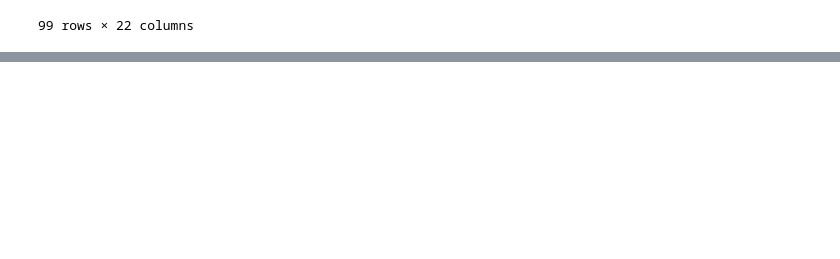
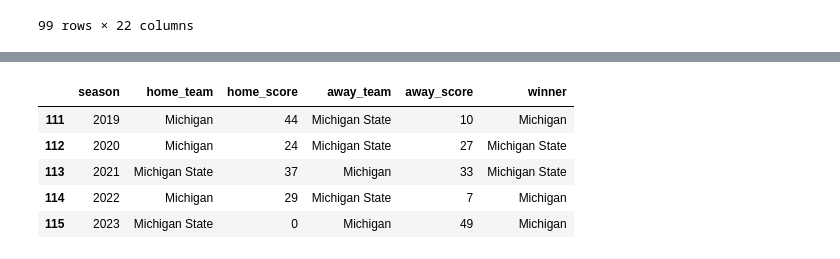
Before and after one commit to ADoroh2122/Capstone-Project, a Jupyter notebook: src/test.ipynb, the cells around one changed output, grey strips where cells are left out. Drawn from its saved outputs; the diff is of its cells as text; code cells hidden in the pictures; blank space fills up the shorter version.

```diff
--- a/src/test.ipynb
+++ b/src/test.ipynb
@@ -239,0 +257,9 @@ matchup.head()
+# %%
+matchup.tail()
+# %% [output]
+|  | season | home_team | home_score | away_team | away_score | winner |
+| 111 | 2019 | Michigan | 44 | Michigan State | 10 | Michigan |
+| 112 | 2020 | Michigan | 24 | Michigan State | 27 | Michigan State |
+| 113 | 2021 | Michigan State | 37 | Michigan | 33 | Michigan State |
+| 114 | 2022 | Michigan | 29 | Michigan State | 7 | Michigan |
+| 115 | 2023 | Michigan State | 0 | Michigan | 49 | Michigan |
```
Also changed, not shown: parts of 11 cells of this notebook, 4 other files.
